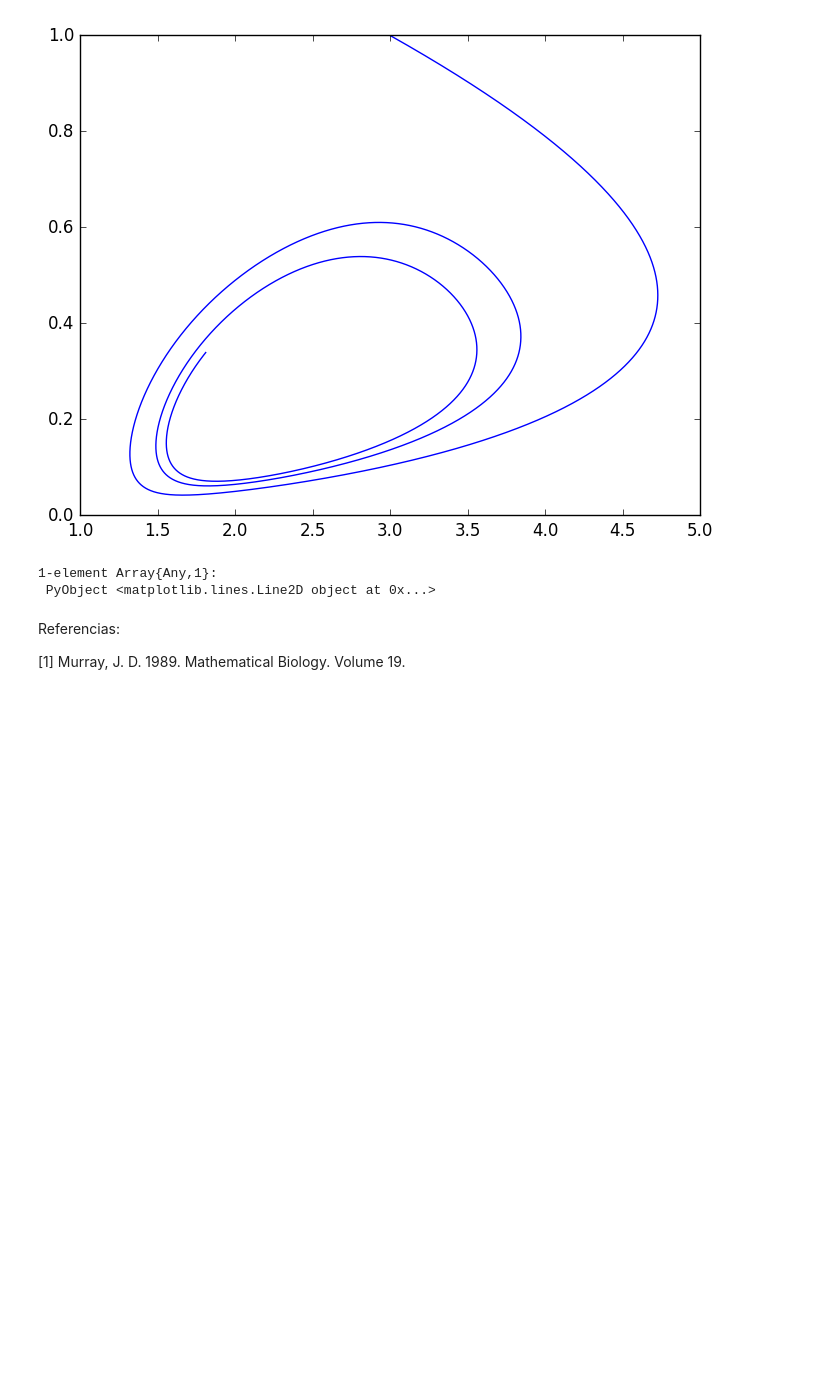
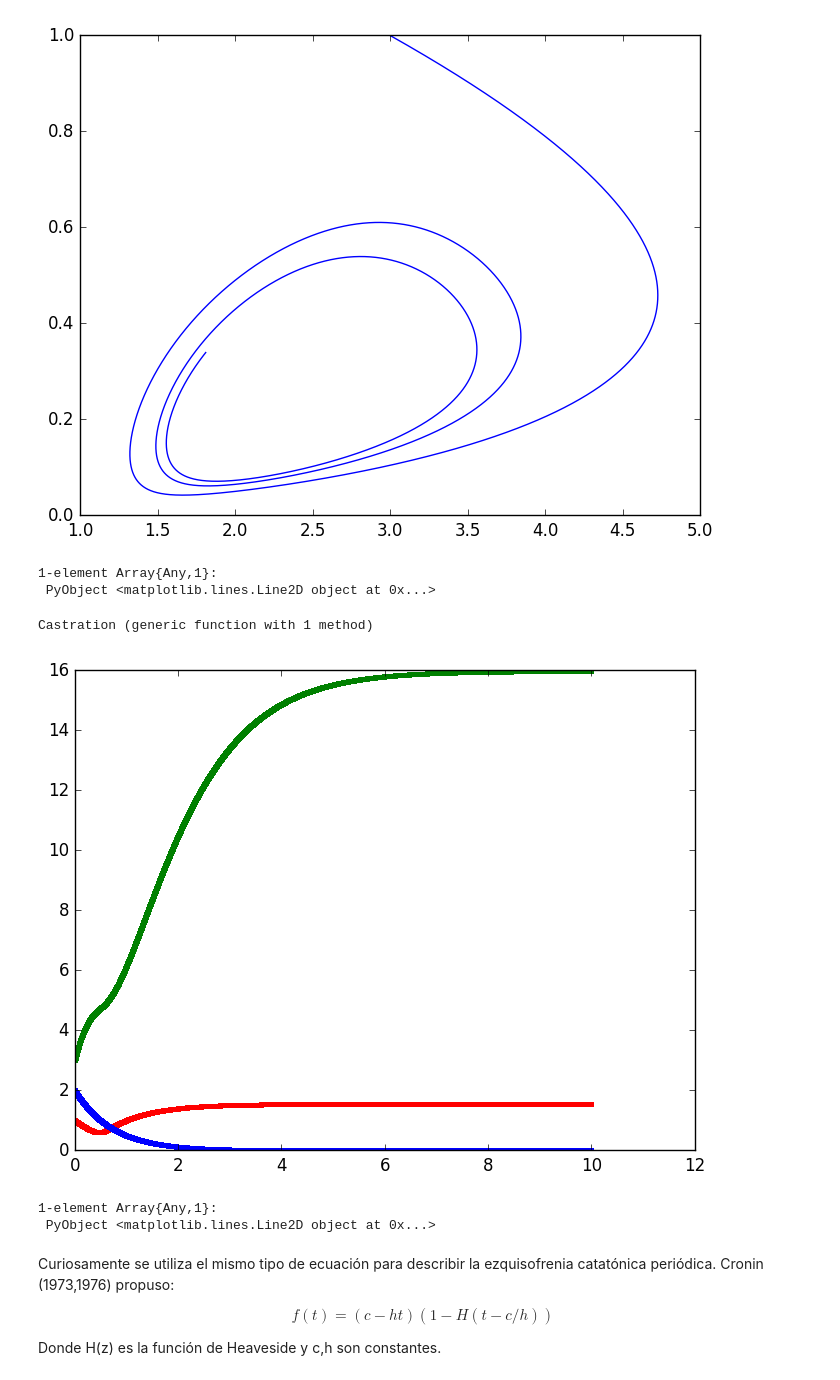
Before and after one commit to YazSant/ProyectoTSFC, a Jupyter notebook: Proyecto.ipynb, the cells around one changed output. Cells and saved outputs as stored; diff of their text form; code cells hidden in the pictures; blank space fills up the shorter version.

Commit message:
Subo varias funciones descritas por la misma ecuación, y pruebas.

```diff
--- a/Proyecto.ipynb
+++ b/Proyecto.ipynb
@@ -49,7 +61,7 @@ exp(ans)
 # %% [output]
  7.38905609893065 + 𝒪(t³)
 # %%
-function try1(R0::Number,T0::Number,L0::Number,p::Number,t0::Number,tf::Number)
+function Testosterone1(R0::Number,T0::Number,L0::Number,p::Number,t0::Number,tf::Number)
     b1=1.29
     b2=0.97
     b3=1.39
@@ -97,8 +107,8 @@ try1(1.0,2.0,3.0,5,0.0,10.0)
 # %%
-t=try1(1.0,2.0,3.0,5,0.0,10.0)[1];
-R=try1(1.0,2.0,3.0,5,0.0,10.0)[2];
-L=try1(1.0,2.0,3.0,5,0.0,10.0)[3];
-T=try1(1.0,2.0,3.0,5,0.0,10.0)[4];
+t=Testosterone1(1.0,2.0,3.0,5,0.0,10.0)[1];
+R=Testosterone1(1.0,2.0,3.0,5,0.0,10.0)[2];
+L=Testosterone1(1.0,2.0,3.0,5,0.0,10.0)[3];
+T=Testosterone1(1.0,2.0,3.0,5,0.0,10.0)[4];
 # %%
 plot(t,R,"r.")
 plot(t,T, "b.")
@@ -113,7 +123,66 @@ plot(L,R)
 [figure]
 1-element Array{Any,1}:
  PyObject <matplotlib.lines.Line2D object at 0x...>
-# %% [markdown]
-Referencias:
-
-[1] Murray, J. D. 1989. Mathematical Biology. Volume 19.
+# %%
+function Castration(R0::Number,T0::Number,L0::Number,p::Number,t0::Number,tf::Number)
+    b1=1.29
+    b2=0.97
+    b3=1.39
+
+    g1=10
+    g2=0.0
+    A=2
+    K=1
+    m=12
+    t=[t0]
+    R=[R0]
+    L=[L0]
+    T=[T0]
+    while t0 < tf
+        RT=Taylor1(R0,p)
+        LT=Taylor1(L0,p)
+        TT=Taylor1(T0,p)
+        for i in range(1,p)
+            fT=A/(K+TT^m)
+            RT.coeffs[i+1] = fT.coeffs[i]-b1*RT.coeffs[i]/i
+            LT.coeffs[i+1] = g1*RT.coeffs[i]/i-b2*LT.coeffs[i]/i
+            TT.coeffs[i+1] = g2*LT.coeffs[i]/i-b3*TT.coeffs[i]/i
+        end
+        hR=h_find(RT.coeffs,p)
+        hL=h_find(LT.coeffs,p)
+        hT=h_find(TT.coeffs,p)
+        h=minimum([hR,hL,hT])
+        t0=t0+h
+        R0=evaluate(RT,h)
+        L0=evaluate(LT,h)
+        T0=evaluate(TT,h)
+        push!(t,t0)
+        push!(R,R0)
+        push!(L,L0)
+        push!(T,T0)
+    end
+    return (t,R,L,T)
+end
+# %% [output]
+Castration (generic function with 1 method)
+# %%
+t_castration=Castration(1.0,2.0,3.0,5,0.0,10.0)[1];
+R_castration=Castration(1.0,2.0,3.0,5,0.0,10.0)[2];
+L_castration=Castration(1.0,2.0,3.0,5,0.0,10.0)[3];
+T_castration=Castration(1.0,2.0,3.0,5,0.0,10.0)[4];
+# %%
+plot(t_castration,R_castration,"r.")
+plot(t_castration,T_castration, "b.")
+plot(t_castration,L_castration, "g.")
+# %% [output]
+[figure, added]
+1-element Array{Any,1}:
+ PyObject <matplotlib.lines.Line2D object at 0x...>
+# %% [markdown]
+Curiosamente se utiliza el mismo tipo de ecuación para describir la ezquisofrenia catatónica periódica. Cronin (1973,1976) propuso:
+
+$$
+f(t) = (c-ht)(1-H(t-c/h))
+$$
+
+Donde H(z) es la función de Heaveside y c,h son constantes.
```
Also changed, not shown: parts of 16 cells of this notebook.
